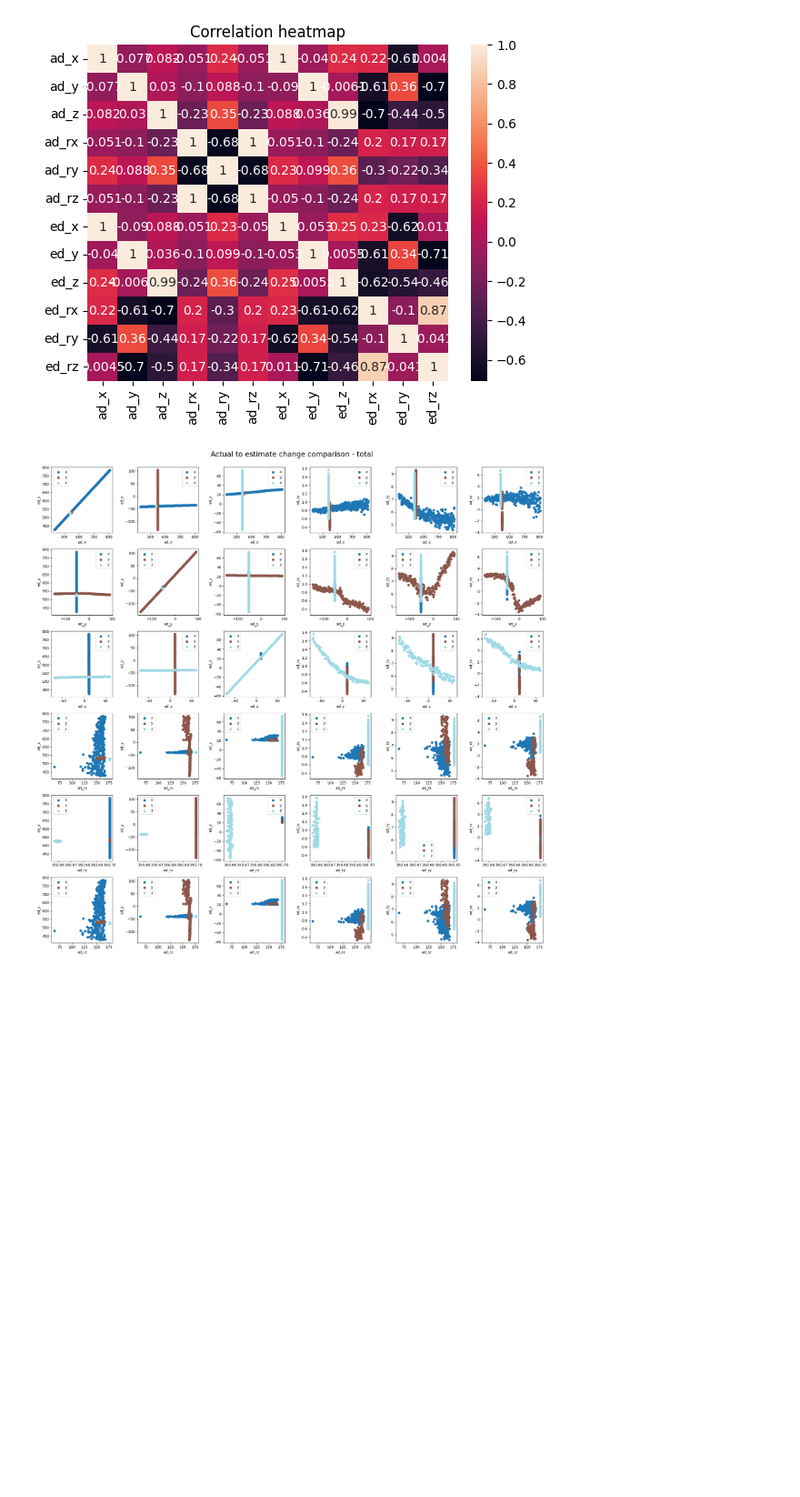
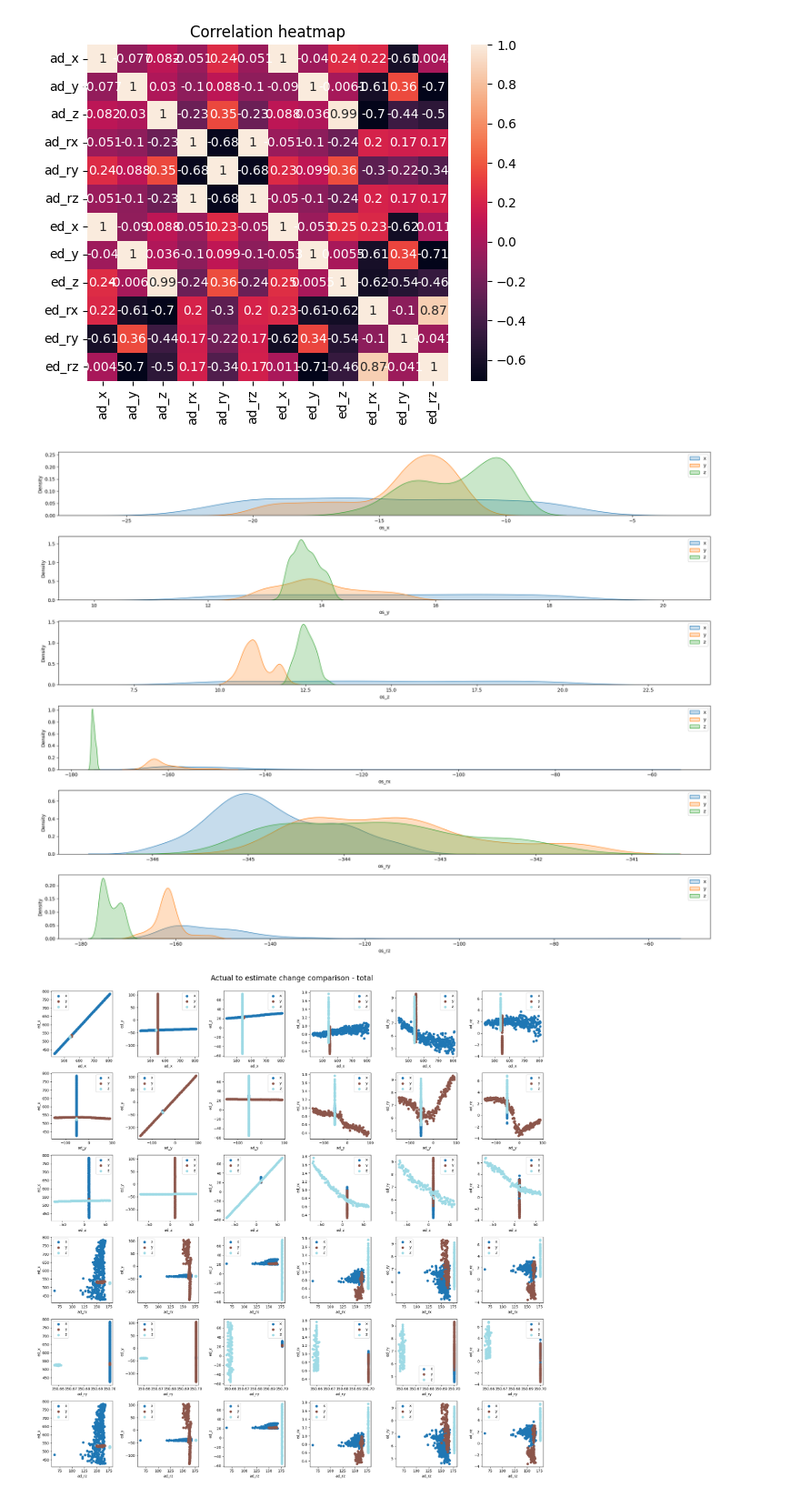
Before and after one commit to JimmyDanger12/rocsys, a Jupyter notebook: data_exploration.ipynb, the cells around one changed output. Shown at 91% size. Saved outputs shown, nothing was run; the diff lists cells and outputs as text; code cells hidden in the pictures; blank space fills up the shorter version.

```diff
--- a/data_exploration.ipynb
+++ b/data_exploration.ipynb
@@ -192,6 +316,19 @@ sns.heatmap(diff_df.iloc[:,1:13].corr(),annot=True).set_title("Correlation heatm
 plt.show()
 # %% [output]
 [figure]
+# %%
+fig,axs = plt.subplots(nrows=len(os_names),ncols=1,figsize=[20,15])
+
+for i,name in enumerate(os_names):
+    for origin in diff_df["origin"].unique():
+        ax = axs[i]
+        df_subset = diff_df.loc[:,name].loc[diff_df["origin"]==origin]
+        sns.kdeplot(df_subset,ax=ax,label=origin,fill=True,palette="tab20")
+        ax.legend()
+plt.tight_layout()
+plt.show()
+# %% [output]
+[figure, added]
 # %%
 # show scatterplots
 def show_scatter(df, title, first_names:list=ad_names, second_names:list=ed_names, split=True):
```
Also changed, not shown: parts of 13 cells of this notebook, 5 other files.
